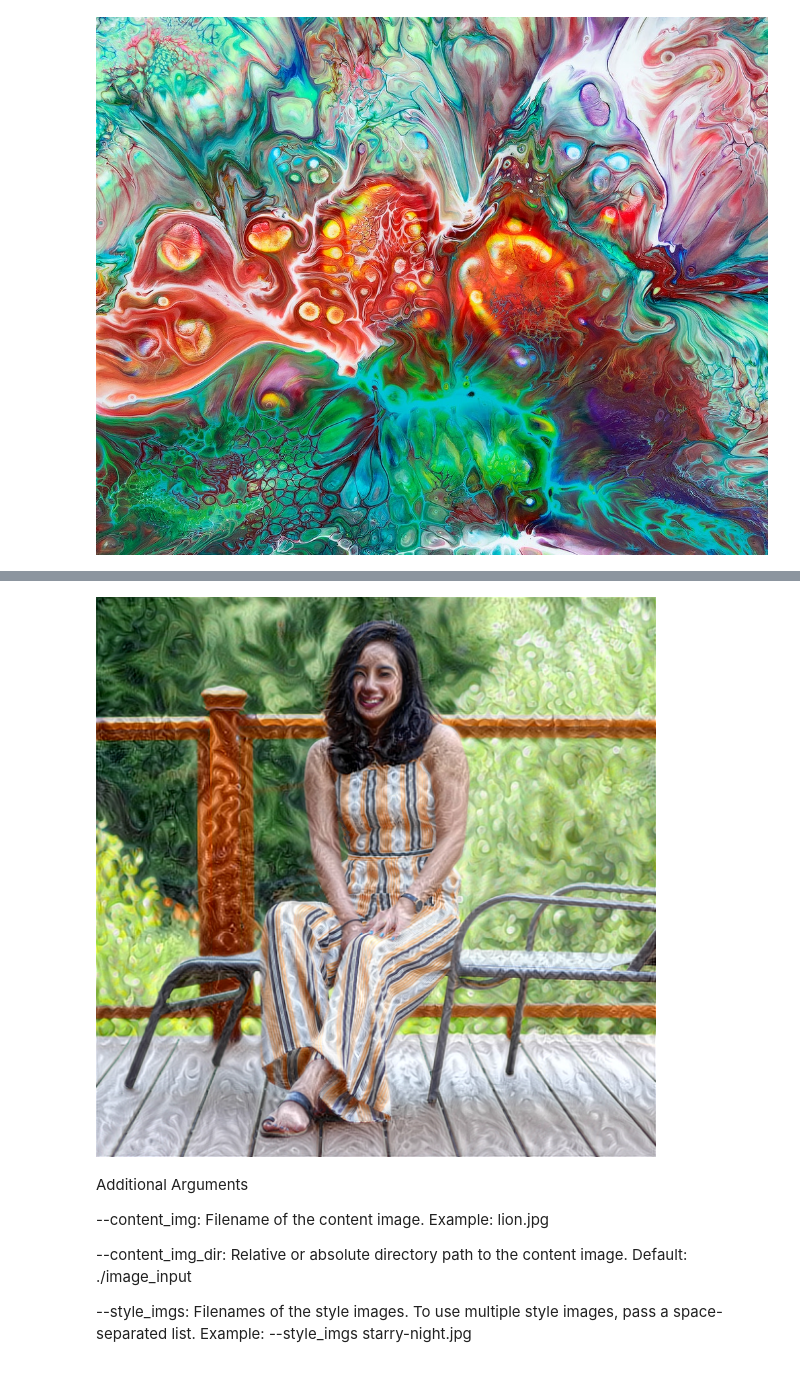
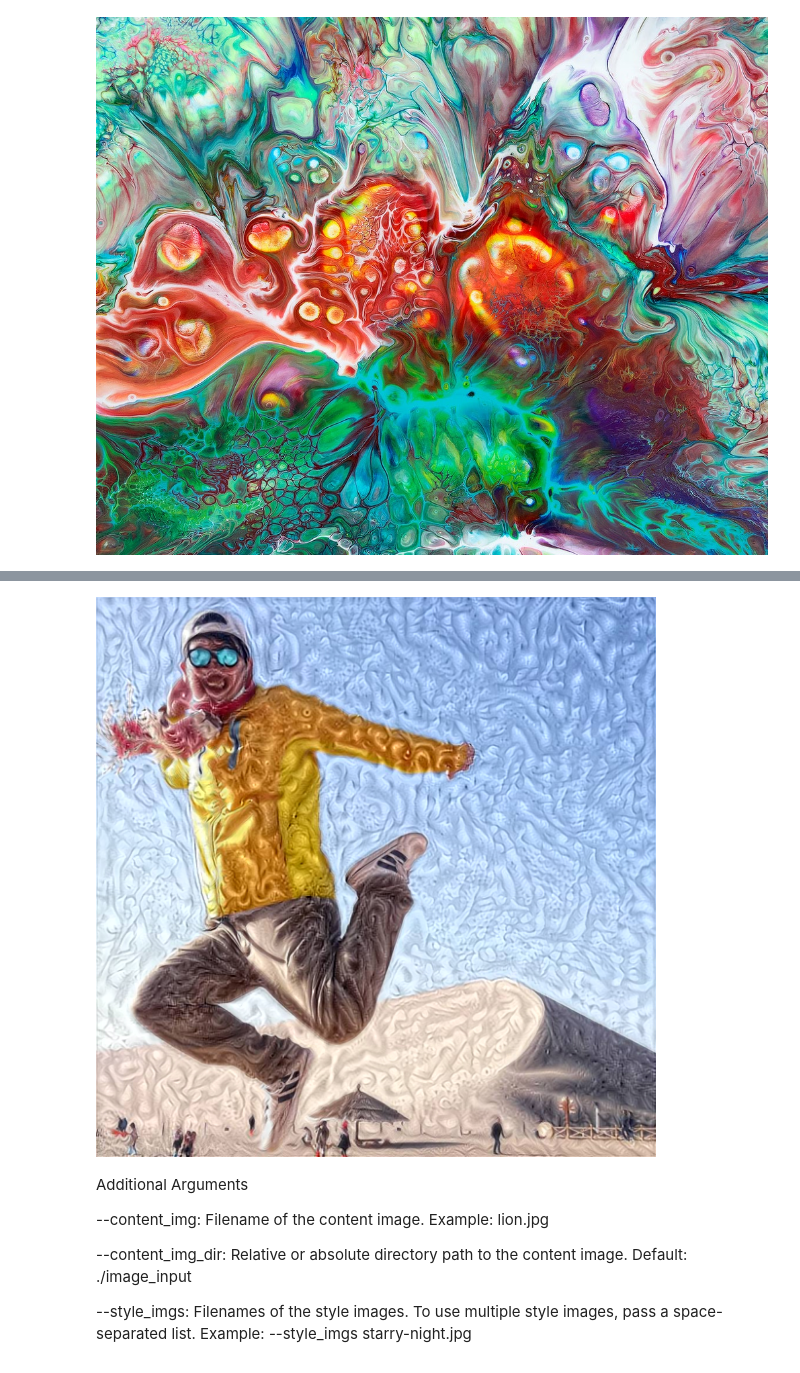
Before and after one commit to BingHung/AI, a Jupyter notebook: [20190204_2]_Neural_Style_Transfer_Notebook.ipynb, the cells around one changed output, grey strips where cells are left out. Drawn from its saved outputs; the diff is of its cells as text; code cells hidden in the pictures.

```diff
--- a/[20190204_2]_Neural_Style_Transfer_Notebook.ipynb
+++ b/[20190204_2]_Neural_Style_Transfer_Notebook.ipynb
@@ -107,7 +118,7 @@ from IPython.display import Image
 
 
 ! python neural_style.py --content_img_dir ./ \
-                       --content_img model.jpg \
+                       --content_img BingSilkRoad.jpg \
                        --style_imgs_dir ./ \
                        --style_imgs oil.jpeg \
                        --style_imgs_weights 1  \
@@ -143,4 +154,4 @@ Single image elapsed time: 58.923755407333374
-[figure, old version]
+[figure, new version]
 # %% [markdown]
 Additional Arguments
 
```
Also changed, not shown: parts of 3 cells of this notebook.
